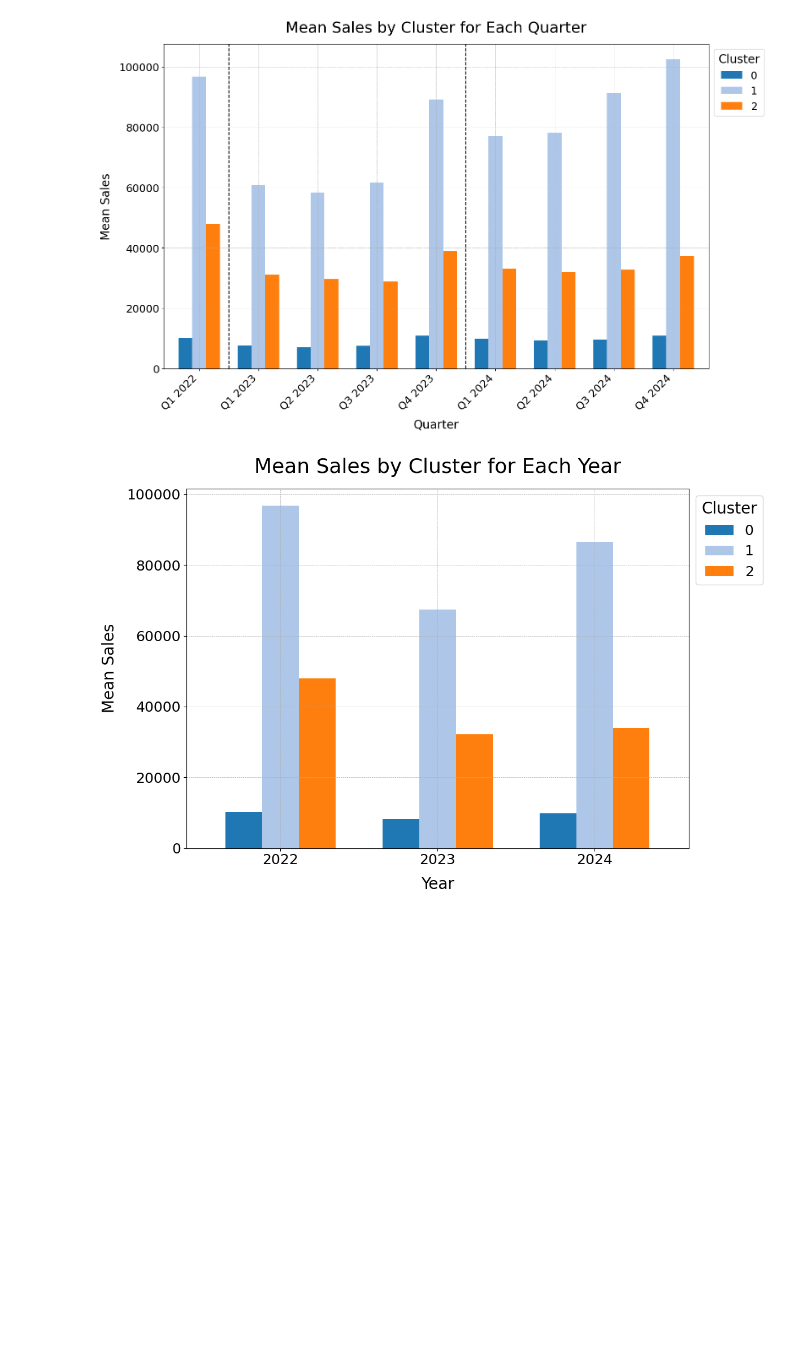
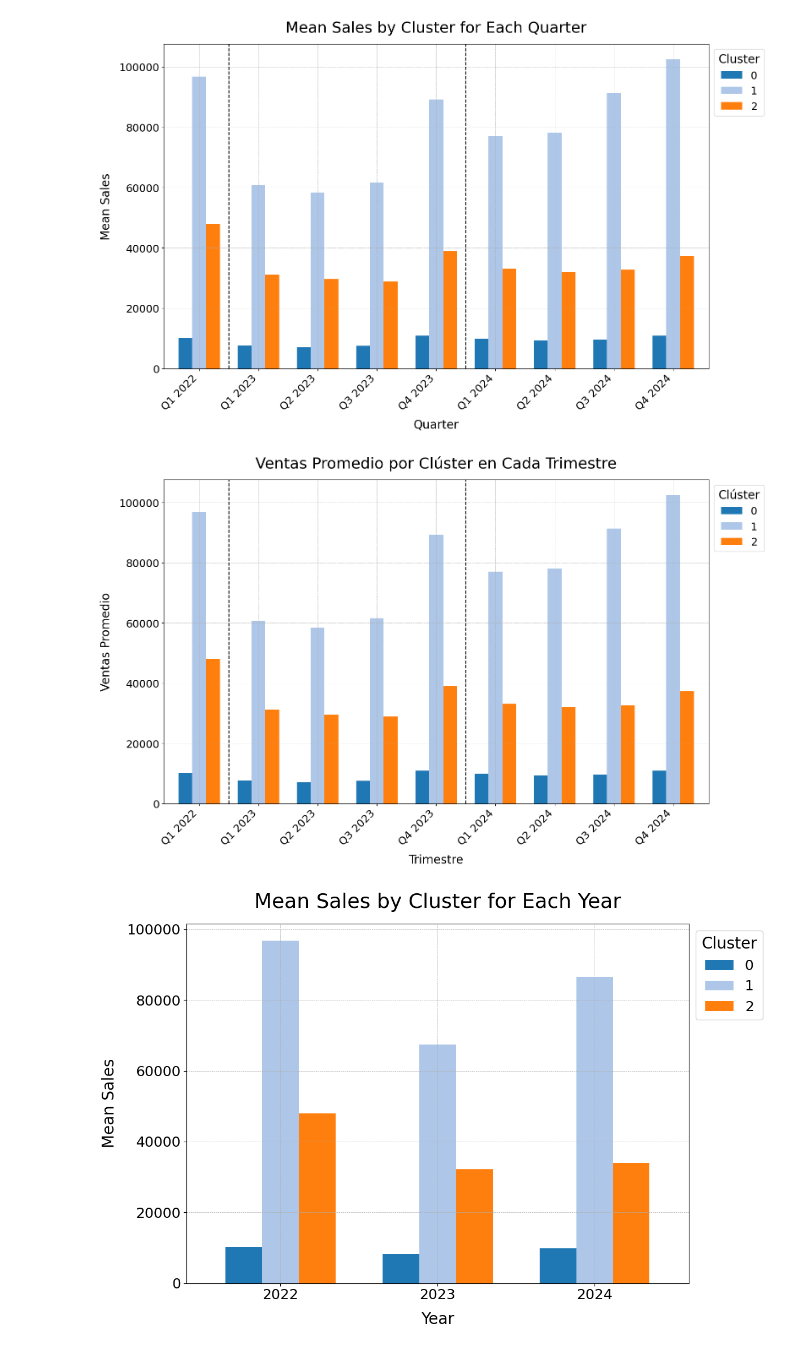
Before and after one commit to SantiagoRomanoOddone/MasterThesis, a Jupyter notebook: clustering/clustering_lab.ipynb, the cells around one changed output. Cells and saved outputs as stored; diff of their text form; code cells hidden in the pictures; blank space fills up the shorter version.

```diff
--- a/clustering/clustering_lab.ipynb
+++ b/clustering/clustering_lab.ipynb
@@ -818,6 +836,61 @@ plt.tight_layout()
 plt.show()
 # %% [output]
 [figure]
+# %%
+columnas_por_anio = {
+    '2022': ['2022_Q_mean_sales_4'],
+    '2023': ['2023_Q_mean_sales_1', '2023_Q_mean_sales_2', '2023_Q_mean_sales_3', '2023_Q_mean_sales_4'],
+    '2024': ['2024_Q_mean_sales_1', '2024_Q_mean_sales_2', '2024_Q_mean_sales_3', '2024_Q_mean_sales_4']
+}
+
+datos_grafico = pd.DataFrame()
+for anio, columnas in columnas_por_anio.items():
+    promedios_anio = cluster_means[columnas]
+    promedios_anio.columns = [f'{anio}_Q{i+1}' for i in range(len(columnas))]
+    datos_grafico = pd.concat([datos_grafico, promedios_anio], axis=1)
+
+datos_grafico = datos_grafico.T
+
+datos_grafico.index = [col.split('_')[1] + ' ' + col.split('_')[0] for col in datos_grafico.index]
+
+paleta_colores = sns.color_palette('tab20', n_colors=datos_grafico.shape[1])
+
+colores_clusters = {cluster: color for cluster, color in zip(cluster_means.index, paleta_colores)}
+
+fig, ax = plt.subplots(figsize=(16, 10))
+datos_grafico.plot(
+    kind='bar',
+    ax=ax,
+    width=0.7,
+    color=[colores_clusters[cluster] for cluster in cluster_means.index]
+)
+
+fin_2022 = len(columnas_por_anio['2022'])
+fin_2023 = fin_2022 + len(columnas_por_anio['2023'])
+plt.axvline(x=fin_2022 - 0.5, color='black', linestyle='--')
+plt.axvline(x=fin_2023 - 0.5, color='black', linestyle='--')
+
+ax.set_xlabel('Trimestre', fontsize=20, labelpad=12)
+ax.set_ylabel('Ventas Promedio', fontsize=20, labelpad=12)
+ax.set_title('Ventas Promedio por Clúster en Cada Trimestre', fontsize=26, pad=20)
+
+ax.set_xticklabels(datos_grafico.index, rotation=45, ha='right', fontsize=18)
+ax.tick_params(axis='y', labelsize=18)
+
+leyenda = ax.legend(
+    title='Clúster',
+    title_fontsize=20,
+    fontsize=18,
+    loc='upper left',
+    bbox_to_anchor=(1, 1)
+)
+
+ax.grid(True, which='both', linestyle='--', linewidth=0.5)
+
+plt.tight_layout()
+plt.show()
+# %% [output]
+[figure, added]
 # %%
 # Define the columns for the years
 columns_years = ['2022_year_mean_sales', '2023_year_mean_sales', '2024_year_mean_sales']
```
Also changed, not shown: parts of 7 cells of this notebook.
